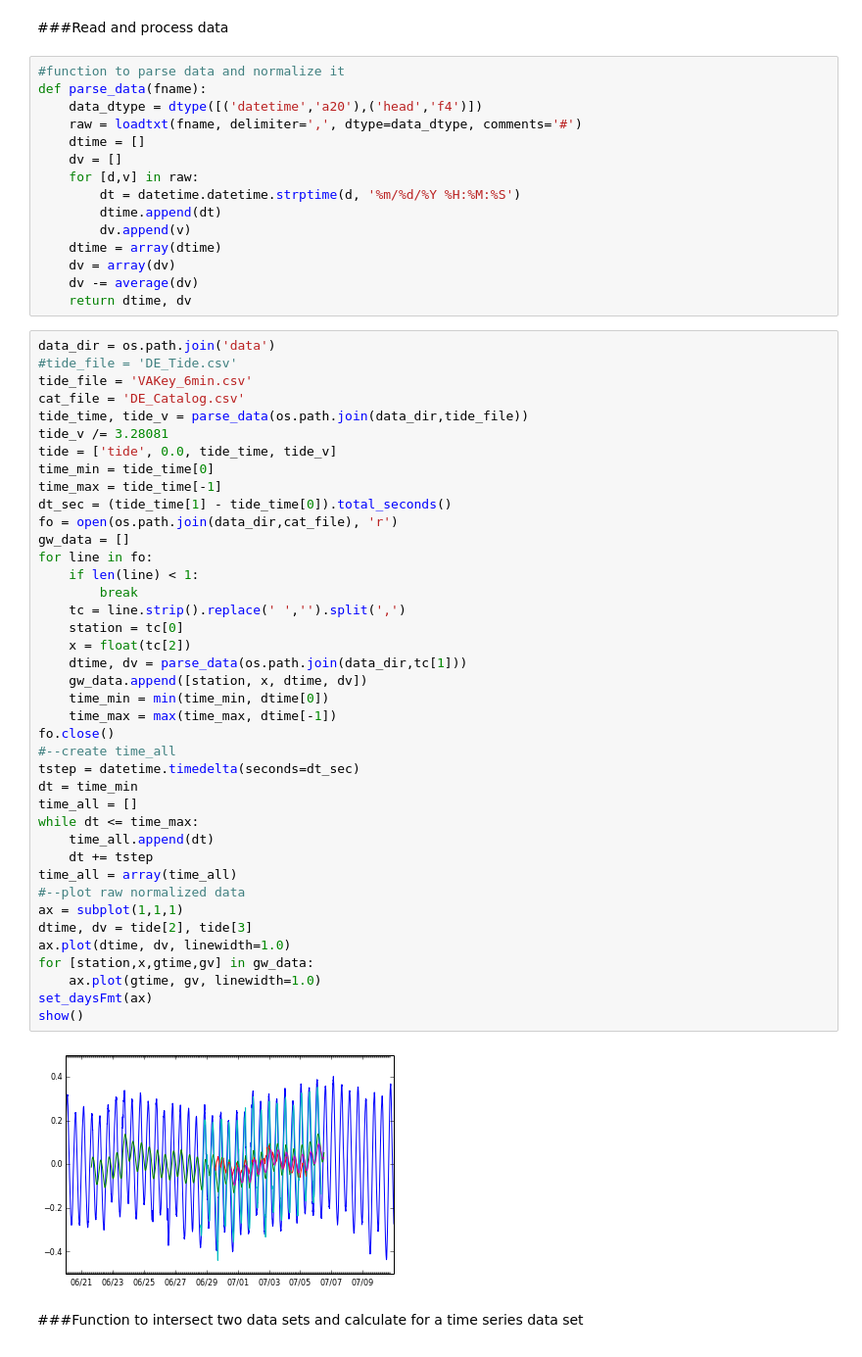
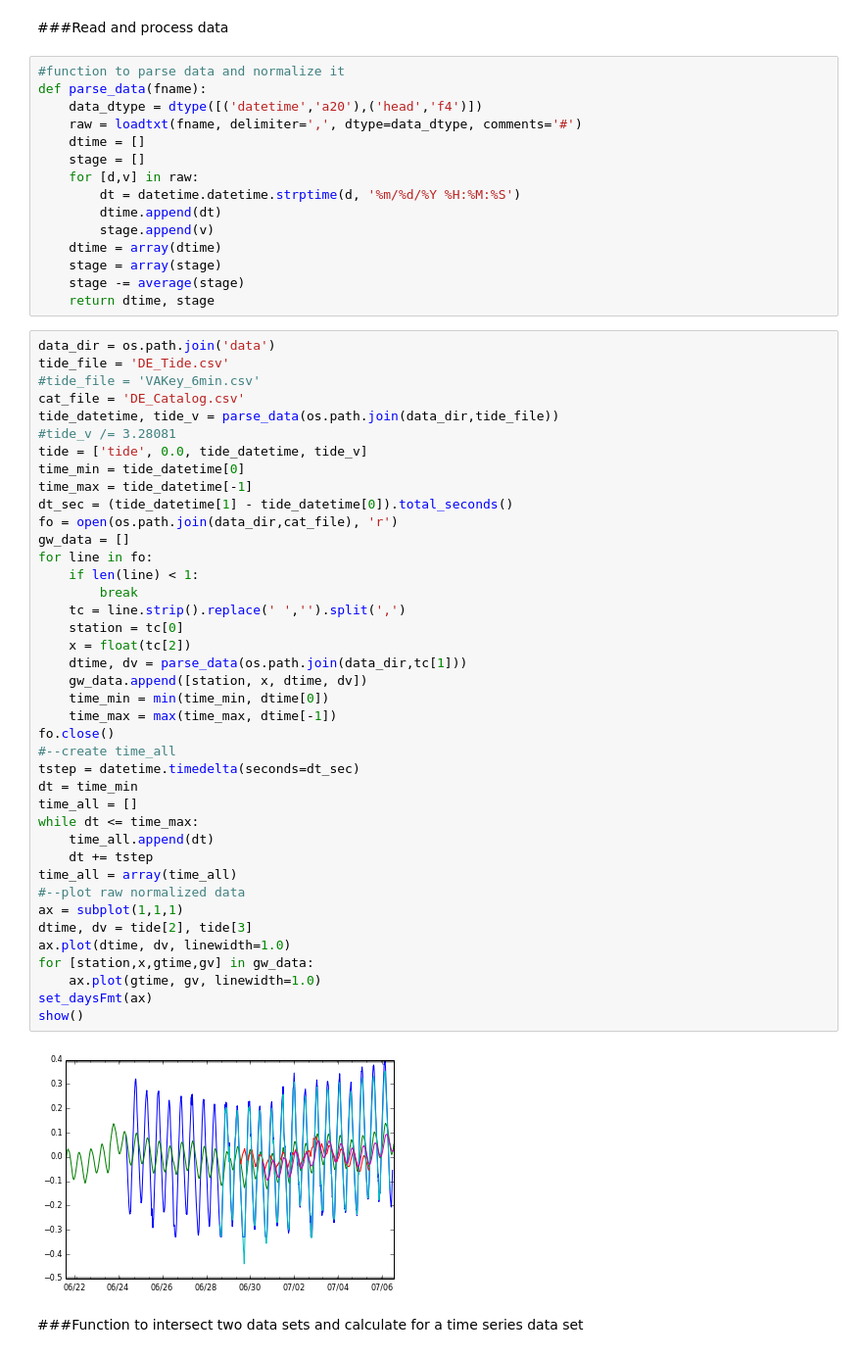
Before and after one commit to jdhughes-usgs/IPyNB, a Jupyter notebook: Tidal/FerrisTidalDataAnalysis_DE.ipynb, the cells around one changed output. Shown at 98% size. Saved outputs shown, nothing was run; the diff lists cells and outputs as text.

```diff
--- a/Tidal/FerrisTidalDataAnalysis_DE.ipynb
+++ b/Tidal/FerrisTidalDataAnalysis_DE.ipynb
@@ -142,57 +155,57 @@ def parse_data(fname):
     data_dtype = dtype([('datetime','a20'),('head','f4')])
     raw = loadtxt(fname, delimiter=',', dtype=data_dtype, comments='#')
     dtime = []
-    dv = []
+    stage = []
     for [d,v] in raw:
         dt = datetime.datetime.strptime(d, '%m/%d/%Y %H:%M:%S')
         dtime.append(dt)
-        dv.append(v)
+        stage.append(v)
     dtime = array(dtime)
-    dv = array(dv)
-    dv -= average(dv)
-    return dtime, dv
+    stage = array(stage)
+    stage -= average(stage)
+    return dtime, stage
 # %%
 data_dir = os.path.join('data')
-#tide_file = 'DE_Tide.csv'
-tide_file = 'VAKey_6min.csv'
+tide_file = 'DE_Tide.csv'
+#tide_file = 'VAKey_6min.csv'
 cat_file = 'DE_Catalog.csv'
-tide_time, tide_v = parse_data(os.path.join(data_dir,tide_file))
-tide_v /= 3.28081
-tide = ['tide', 0.0, tide_time, tide_v]
-time_min = tide_time[0]
-time_max = tide_time[-1]
-dt_sec = (tide_time[1] - tide_time[0]).total_seconds()
+tide_datetime, tide_v = parse_data(os.path.join(data_dir,tide_file))
+#tide_v /= 3.28081
+tide = ['tide', 0.0, tide_datetime, tide_v]
+time_min = tide_datetime[0]
+time_max = tide_datetime[-1]
+dt_sec = (tide_datetime[1] - tide_datetime[0]).total_seconds()
 fo = open(os.path.join(data_dir,cat_file), 'r')
 gw_data = []
 for line in fo:
     if len(line) < 1:
         break
     tc = line.strip().replace(' ','').split(',')
     station = tc[0]
     x = float(tc[2])
     dtime, dv = parse_data(os.path.join(data_dir,tc[1]))
     gw_data.append([station, x, dtime, dv])
     time_min = min(time_min, dtime[0])
     time_max = max(time_max, dtime[-1])
 fo.close()
 #--create time_all
 tstep = datetime.timedelta(seconds=dt_sec)
 dt = time_min
 time_all = []
 while dt <= time_max:
     time_all.append(dt)
     dt += tstep
 time_all = array(time_all)
 #--plot raw normalized data
 ax = subplot(1,1,1)
 dtime, dv = tide[2], tide[3]
 ax.plot(dtime, dv, linewidth=1.0)
 for [station,x,gtime,gv] in gw_data:
     ax.plot(gtime, gv, linewidth=1.0)
 set_daysFmt(ax)
 show()
 # %% [output]
-[figure, old version]
+[figure, new version]
 # %% [markdown]
 ###Function to intersect two data sets and calculate for a time series data set
 # %%
```
Also changed, not shown: parts of 10 cells of this notebook, 2 other files.
